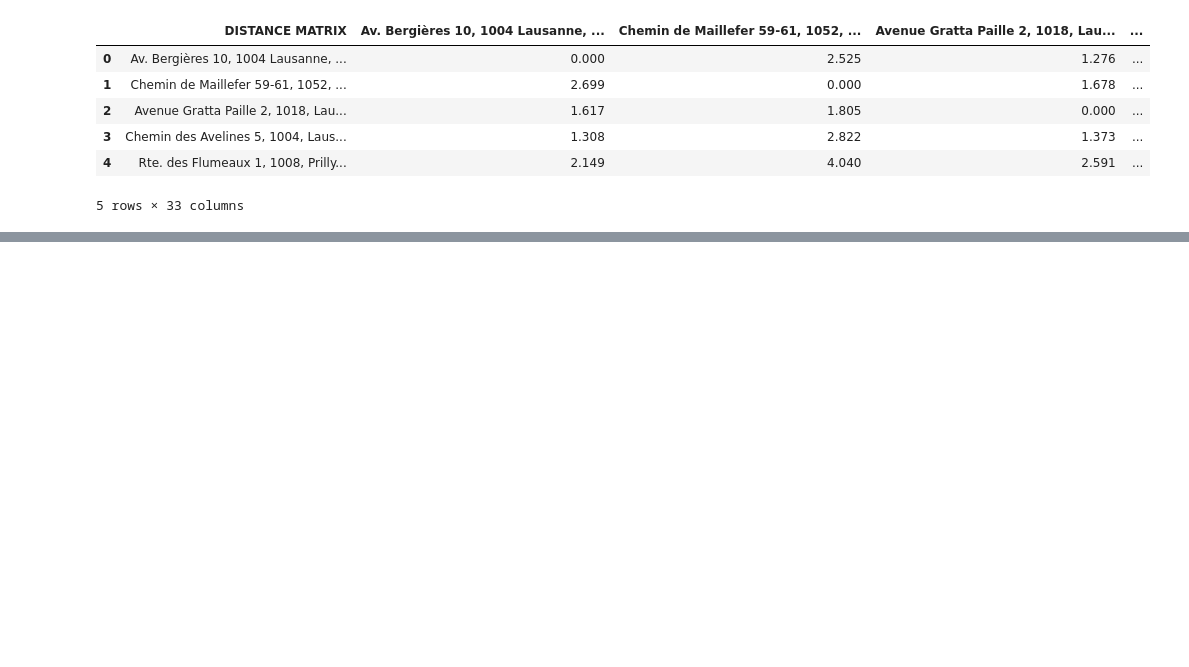
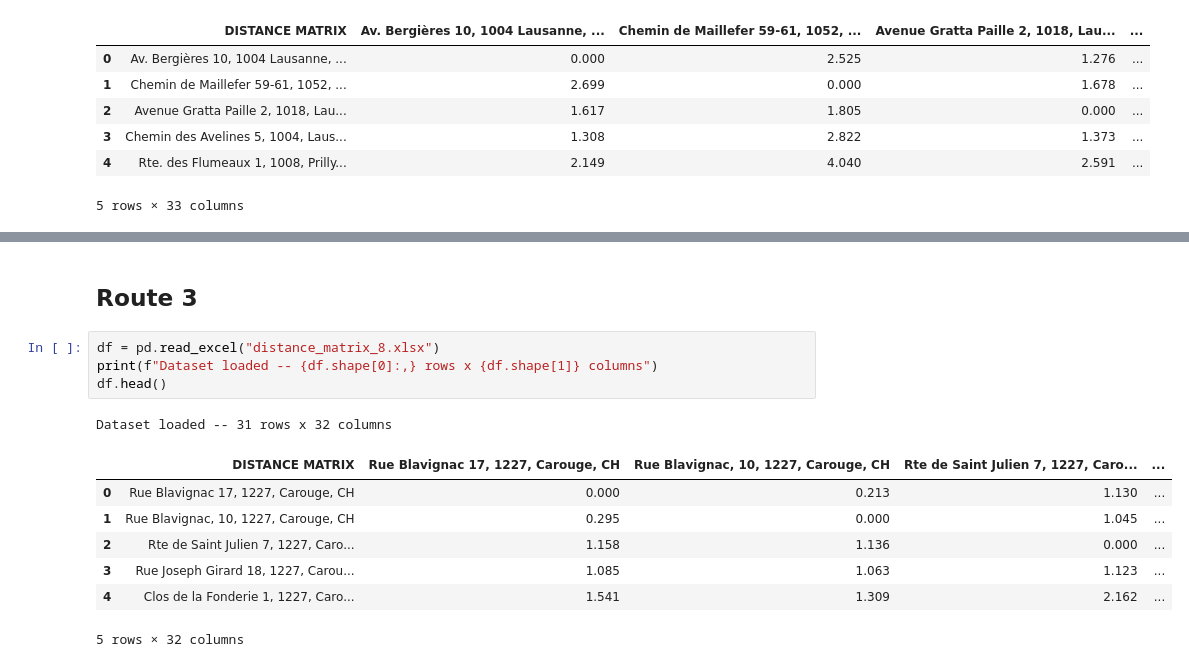
Before and after one commit to twillixa/SL, a Jupyter notebook: Main.ipynb, the cells around one changed output, grey strips where cells are left out. Cells and saved outputs as stored; diff of their text form; blank space fills up the shorter version.

```diff
--- a/Main.ipynb
+++ b/Main.ipynb
@@ -1907 +1907,16 @@ ORIGINAL ROUTE
 ==========================================================================================
+# %% [markdown]
+## Route 3
+# %%
+df = pd.read_excel("distance_matrix_8.xlsx")
+print(f"Dataset loaded -- {df.shape[0]:,} rows x {df.shape[1]} columns")
+df.head()
+# %% [output]
+Dataset loaded -- 31 rows x 32 columns
+|  | DISTANCE MATRIX | Rue Blavignac 17, 1227, Carouge, CH | Rue Blavignac, 10, 1227, Carouge, CH | Rte de Saint Julien 7, 1227, Caro... | ... |
+| 0 | Rue Blavignac 17, 1227, Carouge, CH | 0.000 | 0.213 | 1.130 | ... |
+| 1 | Rue Blavignac, 10, 1227, Carouge, CH | 0.295 | 0.000 | 1.045 | ... |
+| 2 | Rte de Saint Julien 7, 1227, Caro... | 1.158 | 1.136 | 0.000 | ... |
+| 3 | Rue Joseph Girard 18, 1227, Carou... | 1.085 | 1.063 | 1.123 | ... |
+| 4 | Clos de la Fonderie 1, 1227, Caro... | 1.541 | 1.309 | 2.162 | ... |
+5 rows × 32 columns
```
Also changed, not shown: parts of 15 cells of this notebook.
